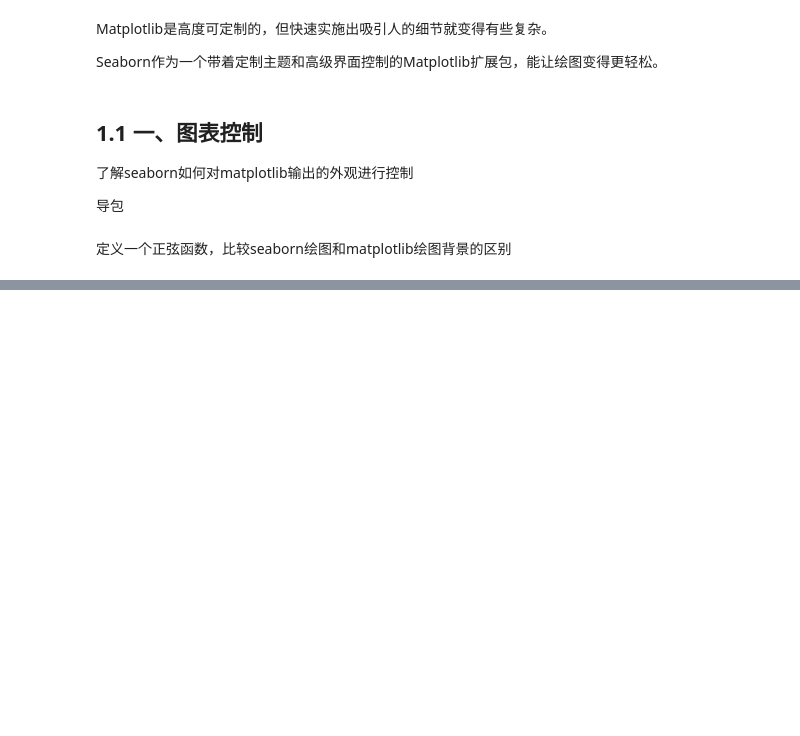
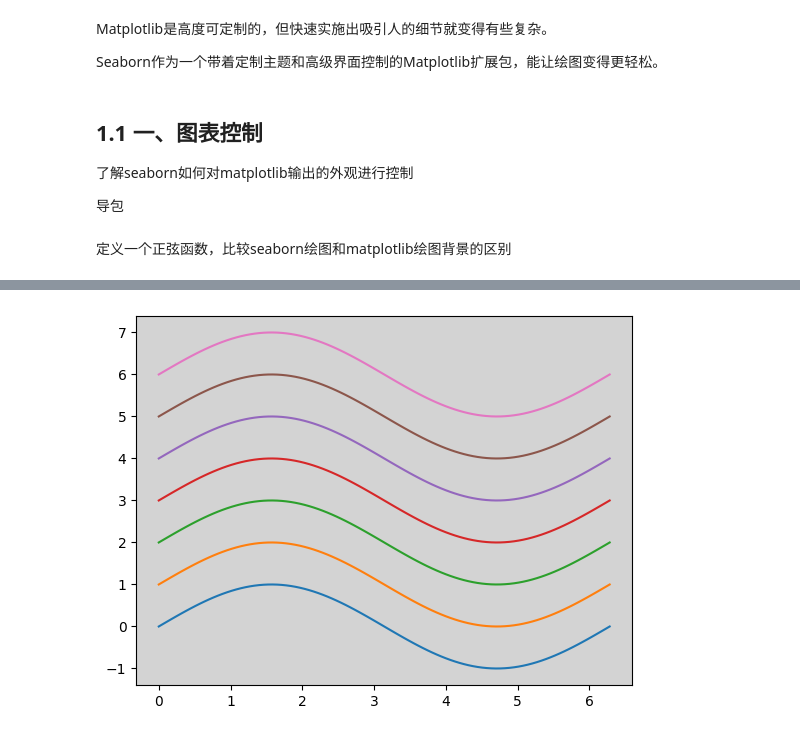
Before and after one commit to Leecoin49/StudyNote, a Jupyter notebook: LLM/AILLM_Luffy/1.Python/第22章Seaborn/1.Seaborn可视化基础.ipynb, the cells around one changed output, grey strips where cells are left out. Saved outputs shown, nothing was run; the diff lists cells and outputs as text; code cells hidden in the pictures; blank space fills up the shorter version.

```diff
--- a/LLM/AILLM_Luffy/1.Python/第22章Seaborn/1.Seaborn可视化基础.ipynb
+++ b/LLM/AILLM_Luffy/1.Python/第22章Seaborn/1.Seaborn可视化基础.ipynb
@@ -27 +27,12 @@ plt.plot(x,y)
 [figure]
+# %%
+def show_lines(x):
+    for i in range(7):
+        y = np.sin(x) + i
+        plt.plot(x, y)
+        plt.show()
+# %%
+# 默认的Matplotlib样式
+show_lines(x)
+# %% [output]
+[figure, added]
```
Also changed, not shown: parts of 17 cells of this notebook, 2 other files.
